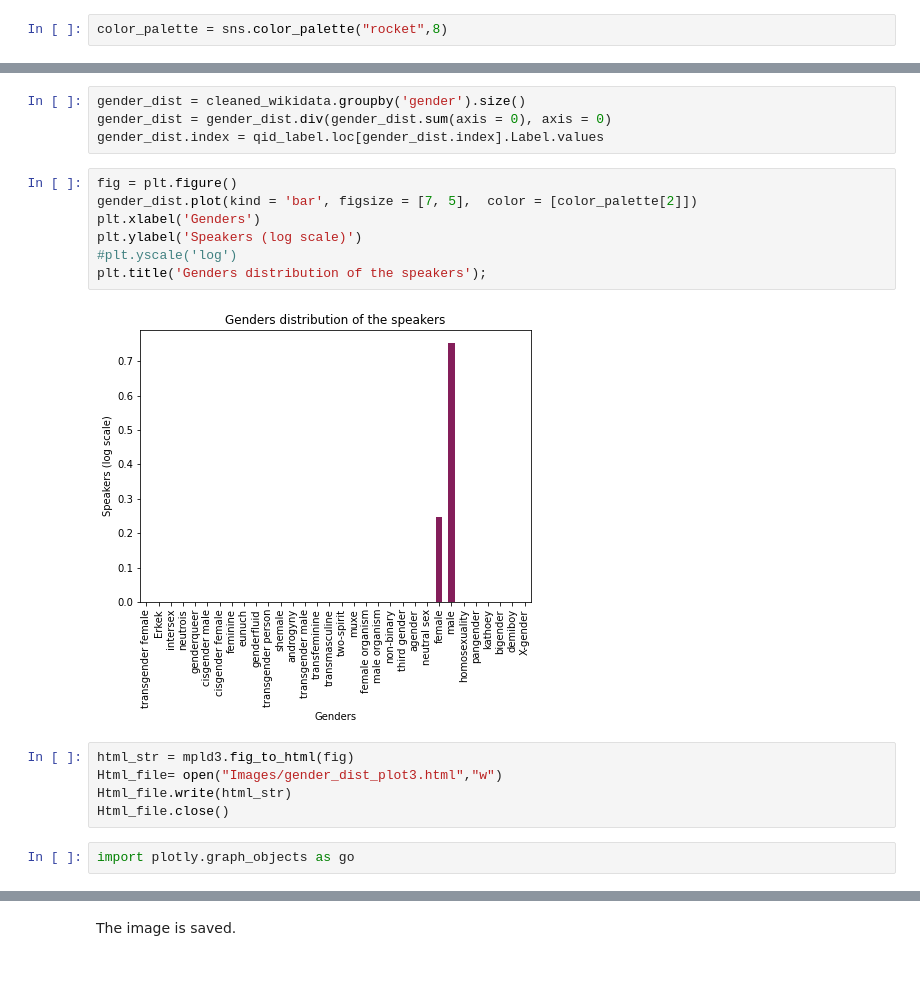
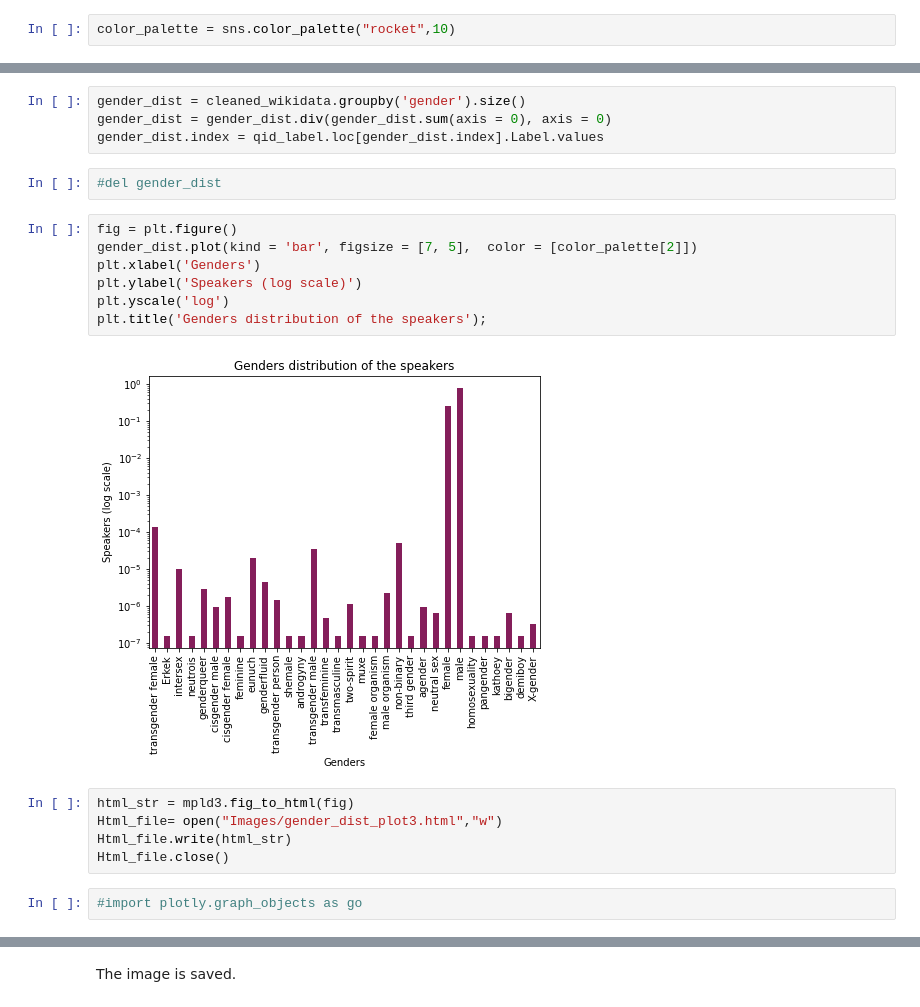
Before and after one commit to coraliegrobel/ada-2021-project-sv4ever, a Jupyter notebook: ada_main.ipynb, the cells around one changed output, grey strips where cells are left out. Saved outputs shown, nothing was run; the diff lists cells and outputs as text; blank space fills up the shorter version.

```diff
--- a/ada_main.ipynb
+++ b/ada_main.ipynb
@@ -163,7 +167,7 @@ We see that not all quotes are in English. Therefore, in part [2.3 Creation of D
 # %% [markdown]
 Before the visualisation, we define a color palette that will be used carefully throughout the project to be robust for color blind people.
 # %%
-color_palette = sns.color_palette("rocket",8)
+color_palette = sns.color_palette("rocket",10)
 # %% [markdown]
 Let's visualise the languages in this sample of our dataset.
 # %%
@@ -286,22 +298,24 @@ Let's observe their distribution.
 gender_dist = cleaned_wikidata.groupby('gender').size()
 gender_dist = gender_dist.div(gender_dist.sum(axis = 0), axis = 0)
 gender_dist.index = qid_label.loc[gender_dist.index].Label.values
+# %%
+#del gender_dist
 # %%
 fig = plt.figure()
 gender_dist.plot(kind = 'bar', figsize = [7, 5],  color = [color_palette[2]])
 plt.xlabel('Genders')
 plt.ylabel('Speakers (log scale)')
-#plt.yscale('log')
+plt.yscale('log')
 plt.title('Genders distribution of the speakers');
 # %% [output]
-[figure, old version]
+[figure, new version]
 # %%
 html_str = mpld3.fig_to_html(fig)
 Html_file= open("Images/gender_dist_plot3.html","w")
 Html_file.write(html_str)
 Html_file.close()
 # %%
-import plotly.graph_objects as go
+#import plotly.graph_objects as go
 # %%
 '''fig = go.Figure()
 
```
Also changed, not shown: parts of 45 cells of this notebook.
